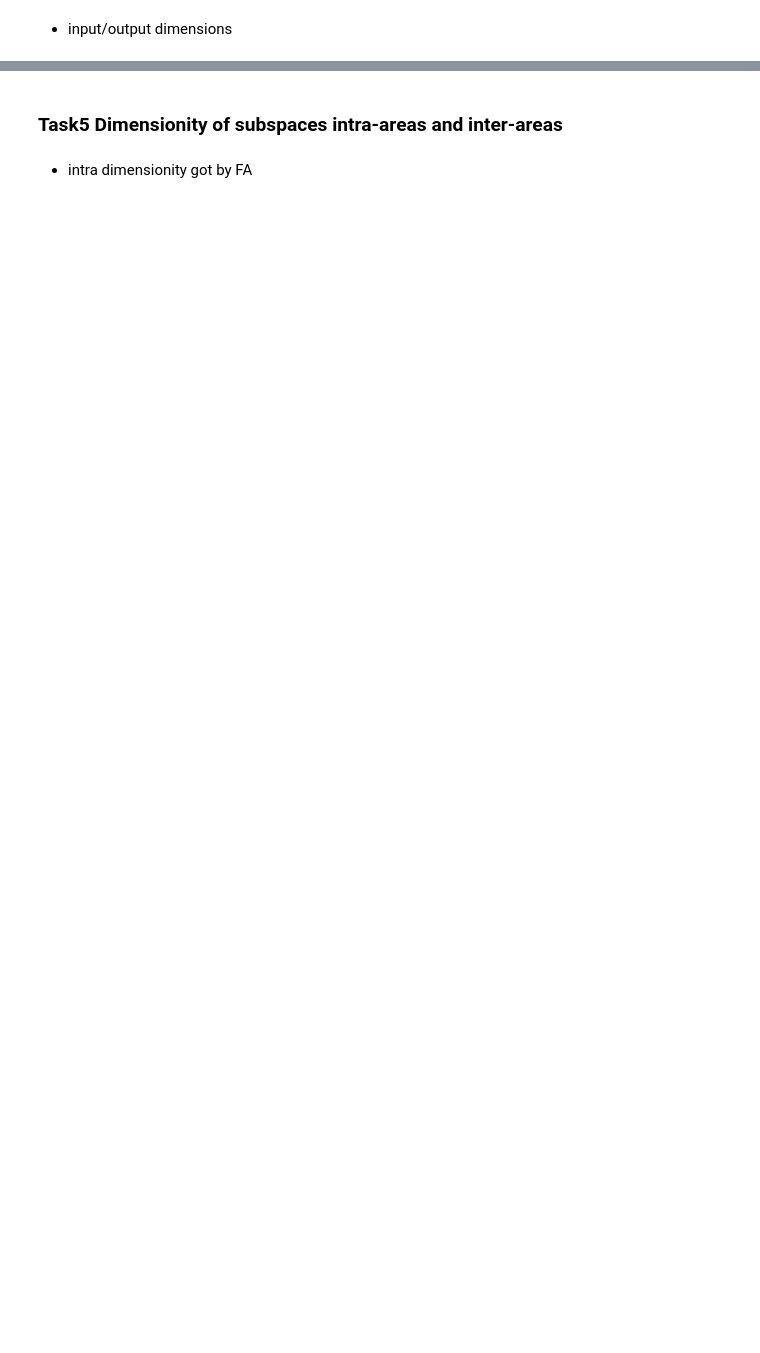
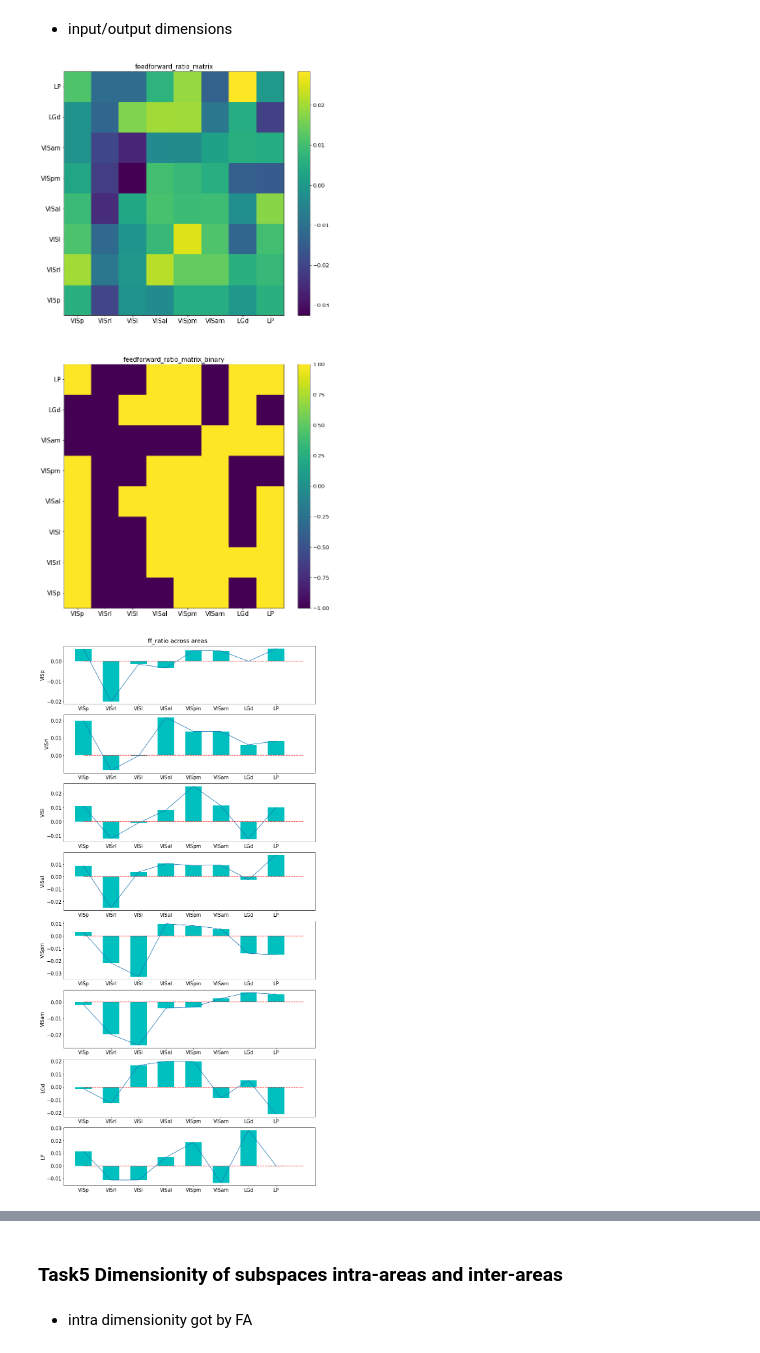
Before and after one commit to Jp-17/Coding_learning, a Jupyter notebook: Project_explore/Information flow across areas/CS_CCA_part4.ipynb, the cells around one changed output, grey strips where cells are left out. Drawn from its saved outputs; the diff is of its cells as text; code cells hidden in the pictures; blank space fills up the shorter version.

```diff
--- a/Project_explore/Information flow across areas/CS_CCA_part4.ipynb
+++ b/Project_explore/Information flow across areas/CS_CCA_part4.ipynb
@@ -616,14 +647,17 @@ def plot_ff_fd_ratio(ff_fd_ratio, areas):
     return
 # %%
 areas = ['VISp', 'VISrl', 'VISl', 'VISal', 'VISpm', 'VISam', 'LGd', 'LP']
+corr_delay_matrix_areas = np.load('corr_delay_matrix_areas_755434585.npy', allow_pickle=True).item()
 
 feedforward_ratio_matrix, feedforward_ratio_matrix_binary = get_feedforward_ratio_areas(corr_delay_matrix_areas)
-
-print(feedforward_ratio_matrix)
+# print(feedforward_ratio_matrix)
 plot_ff_ratio_matrix(feedforward_ratio_matrix, feedforward_ratio_matrix_binary, areas)
 plot_ff_ratio_changing(feedforward_ratio_matrix, areas)
 
 feedforward_num, feedback_num, ff_fd_ratio = get_ff_fd_ratio(feedforward_ratio_matrix, areas)
 
 plot_ff_fd(feedforward_num, feedback_num, areas)
 plot_ff_fd_ratio(ff_fd_ratio, areas)
+# %% [output]
+[figure, added]
+[figure, added]
```
Also changed, not shown: parts of 17 cells of this notebook, 1 other file.
